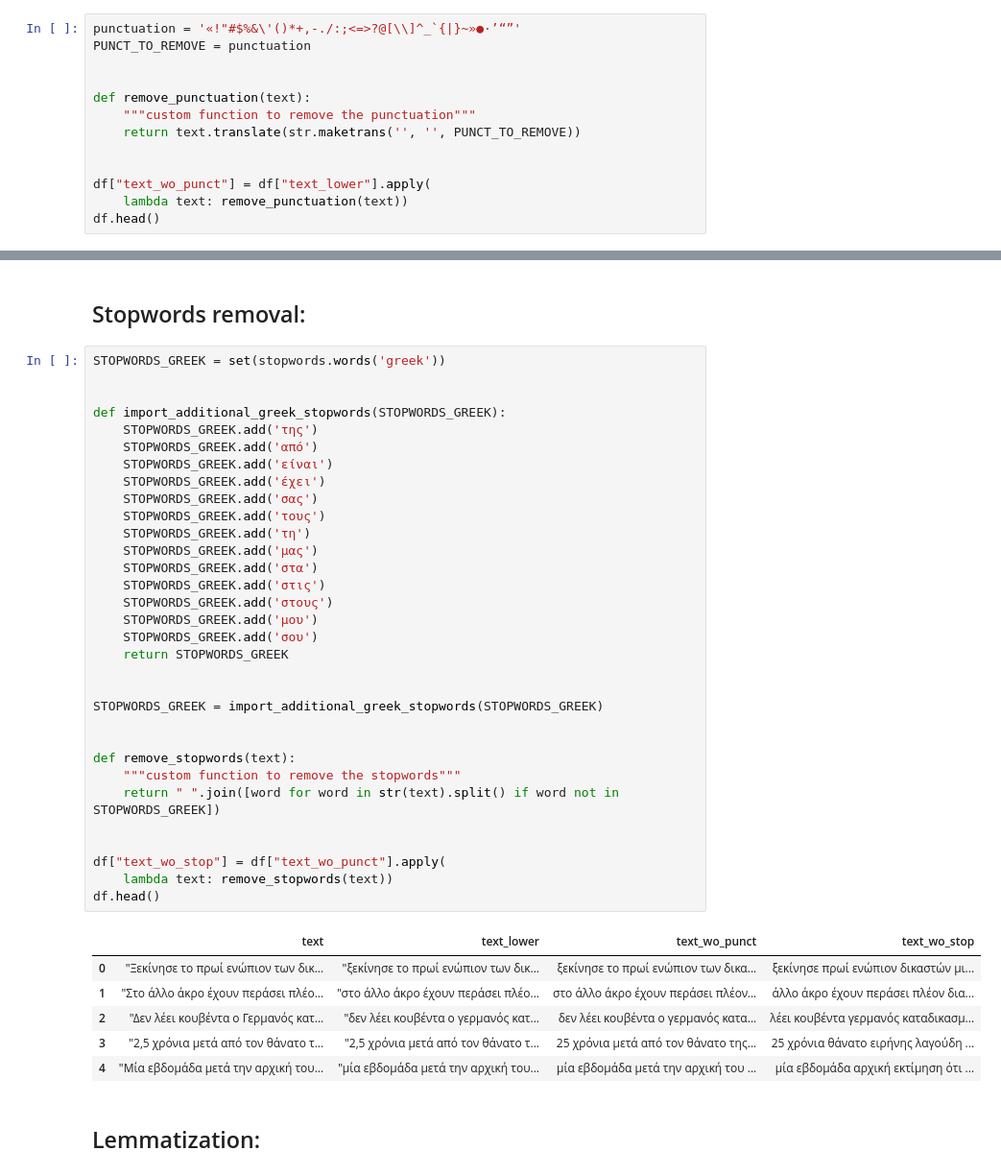
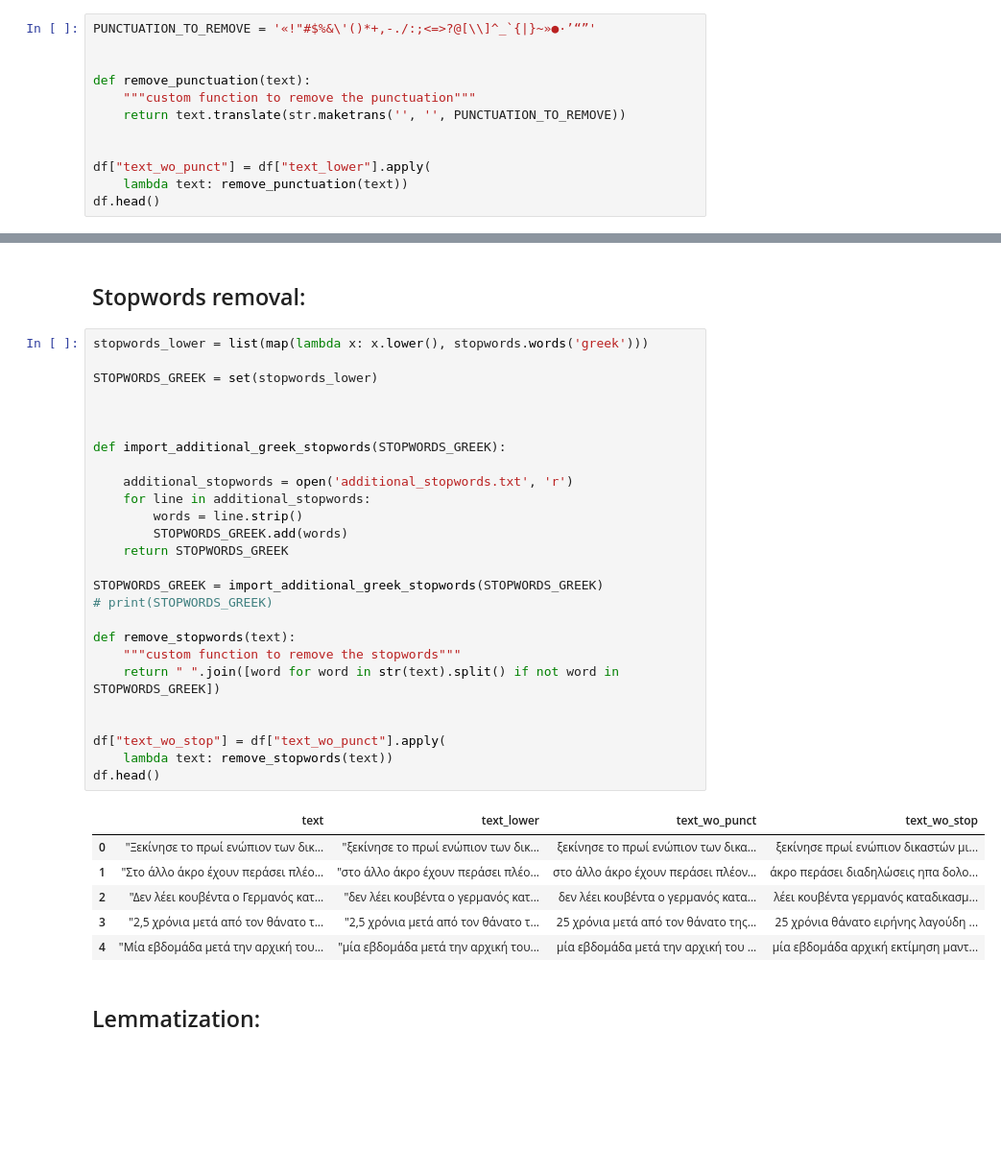
Before and after one commit to openlabathens/article-classification, a Jupyter notebook: article_classification.ipynb, the cells around one changed output, grey strips where cells are left out. Shown: that part at 96% size. Cells and saved outputs as stored; diff of their text form; blank space fills up the shorter version.

```diff
--- a/article_classification.ipynb
+++ b/article_classification.ipynb
@@ -68,13 +67,12 @@ df.head()
 # %% [markdown]
 ## Punctuation removal:
 # %%
-punctuation = '«!"#$%&\'()*+,-./:;<=>?@[\\]^_`{|}~»●·’“”'
-PUNCT_TO_REMOVE = punctuation
+PUNCTUATION_TO_REMOVE = '«!"#$%&\'()*+,-./:;<=>?@[\\]^_`{|}~»●·’“”'
 
 
 def remove_punctuation(text):
     """custom function to remove the punctuation"""
-    return text.translate(str.maketrans('', '', PUNCT_TO_REMOVE))
+    return text.translate(str.maketrans('', '', PUNCTUATION_TO_REMOVE))
 
 
 df["text_wo_punct"] = df["text_lower"].apply(
@@ -90,44 +88,38 @@ df.head()
 # %% [markdown]
 ## Stopwords removal:
 # %%
-STOPWORDS_GREEK = set(stopwords.words('greek'))
+stopwords_lower = list(map(lambda x: x.lower(), stopwords.words('greek')))
+
+STOPWORDS_GREEK = set(stopwords_lower)
+
 
 
 def import_additional_greek_stopwords(STOPWORDS_GREEK):
-    STOPWORDS_GREEK.add('της')
-    STOPWORDS_GREEK.add('από')
-    STOPWORDS_GREEK.add('είναι')
-    STOPWORDS_GREEK.add('έχει')
-    STOPWORDS_GREEK.add('σας')
-    STOPWORDS_GREEK.add('τους')
-    STOPWORDS_GREEK.add('τη')
-    STOPWORDS_GREEK.add('μας')
-    STOPWORDS_GREEK.add('στα')
-    STOPWORDS_GREEK.add('στις')
-    STOPWORDS_GREEK.add('στους')
-    STOPWORDS_GREEK.add('μου')
-    STOPWORDS_GREEK.add('σου')
+
+    additional_stopwords = open('additional_stopwords.txt', 'r')
+    for line in additional_stopwords:
+        words = line.strip()
+        STOPWORDS_GREEK.add(words)
     return STOPWORDS_GREEK
 
-
 STOPWORDS_GREEK = import_additional_greek_stopwords(STOPWORDS_GREEK)
-
+# print(STOPWORDS_GREEK)
 
 def remove_stopwords(text):
     """custom function to remove the stopwords"""
-    return " ".join([word for word in str(text).split() if word not in STOPWORDS_GREEK])
+    return " ".join([word for word in str(text).split() if not word in STOPWORDS_GREEK])
 
 
 df["text_wo_stop"] = df["text_wo_punct"].apply(
     lambda text: remove_stopwords(text))
 df.head()
 # %% [output]
 |  | text | text_lower | text_wo_punct | text_wo_stop |
 | 0 | "Ξεκίνησε το πρωί ενώπιον των δικ... | "ξεκίνησε το πρωί ενώπιον των δικ... | ξεκίνησε το πρωί ενώπιον των δικα... | ξεκίνησε πρωί ενώπιον δικαστών μι... |
-| 1 | "Στο άλλο άκρο έχουν περάσει πλέο... | "στο άλλο άκρο έχουν περάσει πλέο... | στο άλλο άκρο έχουν περάσει πλέον... | άλλο άκρο έχουν περάσει πλέον δια... |
+| 1 | "Στο άλλο άκρο έχουν περάσει πλέο... | "στο άλλο άκρο έχουν περάσει πλέο... | στο άλλο άκρο έχουν περάσει πλέον... | άκρο περάσει διαδηλώσεις ηπα δολο... |
 | 2 | "Δεν λέει κουβέντα ο Γερμανός κατ... | "δεν λέει κουβέντα ο γερμανός κατ... | δεν λέει κουβέντα ο γερμανός κατα... | λέει κουβέντα γερμανός καταδικασμ... |
 | 3 | "2,5 χρόνια μετά από τον θάνατο τ... | "2,5 χρόνια μετά από τον θάνατο τ... | 25 χρόνια μετά από τον θάνατο της... | 25 χρόνια θάνατο ειρήνης λαγούδη ... |
-| 4 | "Μία εβδομάδα μετά την αρχική του... | "μία εβδομάδα μετά την αρχική του... | μία εβδομάδα μετά την αρχική του ... | μία εβδομάδα αρχική εκτίμηση ότι ... |
+| 4 | "Μία εβδομάδα μετά την αρχική του... | "μία εβδομάδα μετά την αρχική του... | μία εβδομάδα μετά την αρχική του ... | μία εβδομάδα αρχική εκτίμηση μαντ... |
 # %% [markdown]
 ## Lemmatization:
 # %%
```
Also changed, not shown: parts of 19 cells of this notebook, 1 other file.
